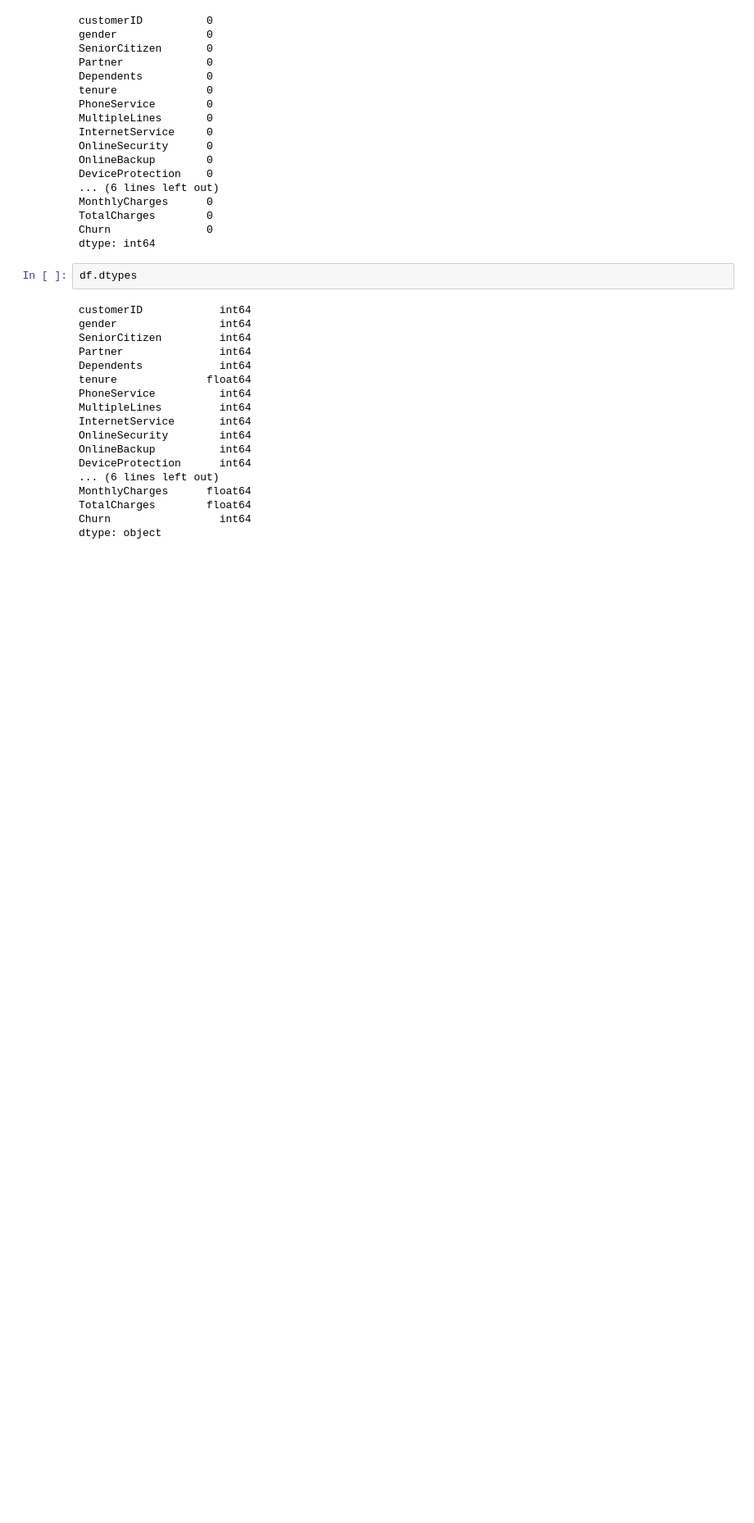
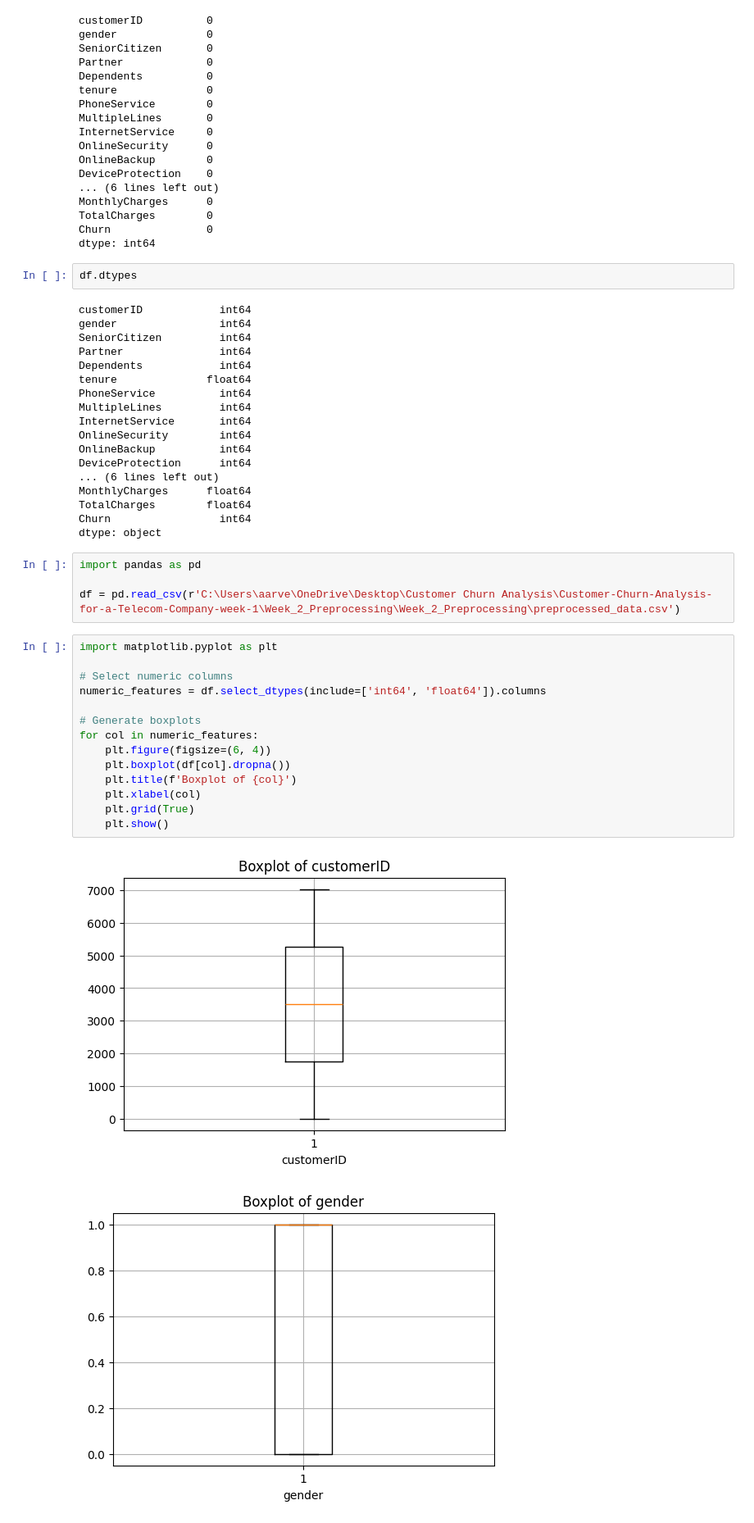
Before and after one commit to Kumud95/Customer-Churn-Analysis-for-a-Telecom-Company-week-1, a Jupyter notebook: Week_2_Preprocessing/churn_preprocessing_week2.ipynb, the cells around one changed output. Shown: that part at 82% size. Drawn from its saved outputs; the diff is of its cells as text; blank space fills up the shorter version.

```diff
--- a/Week_2_Preprocessing/churn_preprocessing_week2.ipynb
+++ b/Week_2_Preprocessing/churn_preprocessing_week2.ipynb
@@ -210,3 +210,24 @@ MonthlyCharges      float64
 TotalCharges        float64
 Churn                 int64
 dtype: object
+# %%
+import pandas as pd
+
+df = pd.read_csv(r'C:\Users\aarve\OneDrive\Desktop\Customer Churn Analysis\Customer-Churn-Analysis-for-a-Telecom-Company-week-1\Week_2_Preprocessing\Week_2_Preprocessing\preprocessed_data.csv')
+# %%
+import matplotlib.pyplot as plt
+
+# Select numeric columns
+numeric_features = df.select_dtypes(include=['int64', 'float64']).columns
+
+# Generate boxplots
+for col in numeric_features:
+    plt.figure(figsize=(6, 4))
+    plt.boxplot(df[col].dropna())
+    plt.title(f'Boxplot of {col}')
+    plt.xlabel(col)
+    plt.grid(True)
+    plt.show()
+# %% [output]
+[figure, added]
+[figure, added]
```
Also changed, not shown: parts of 5 cells of this notebook.
